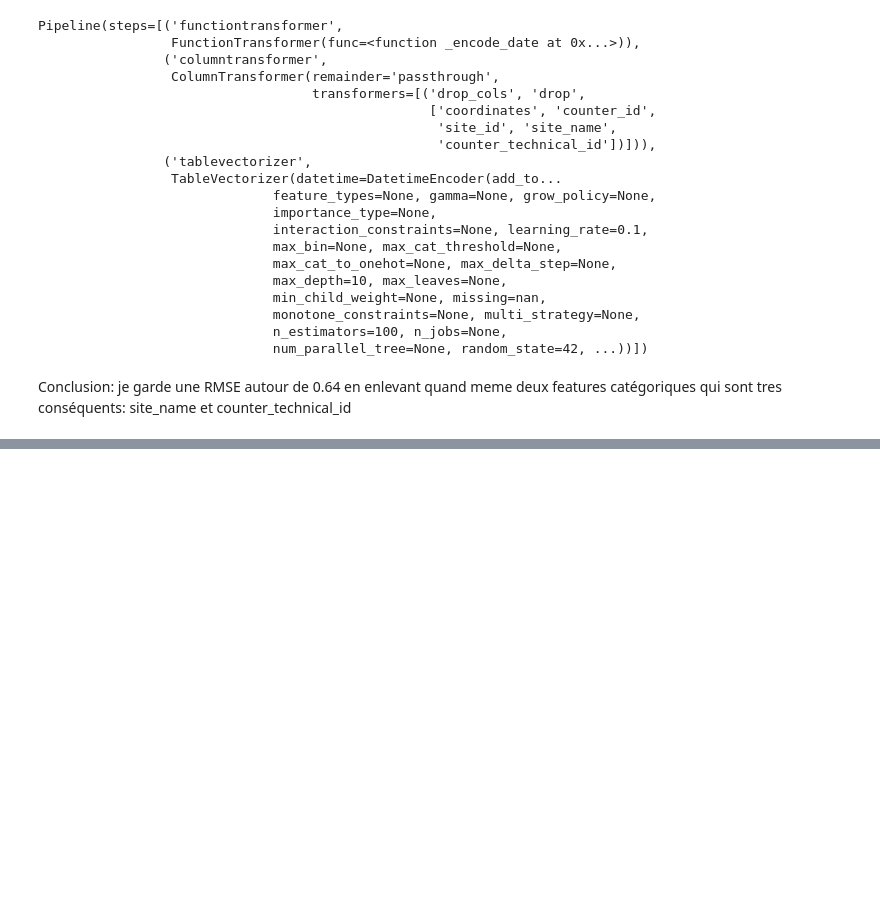
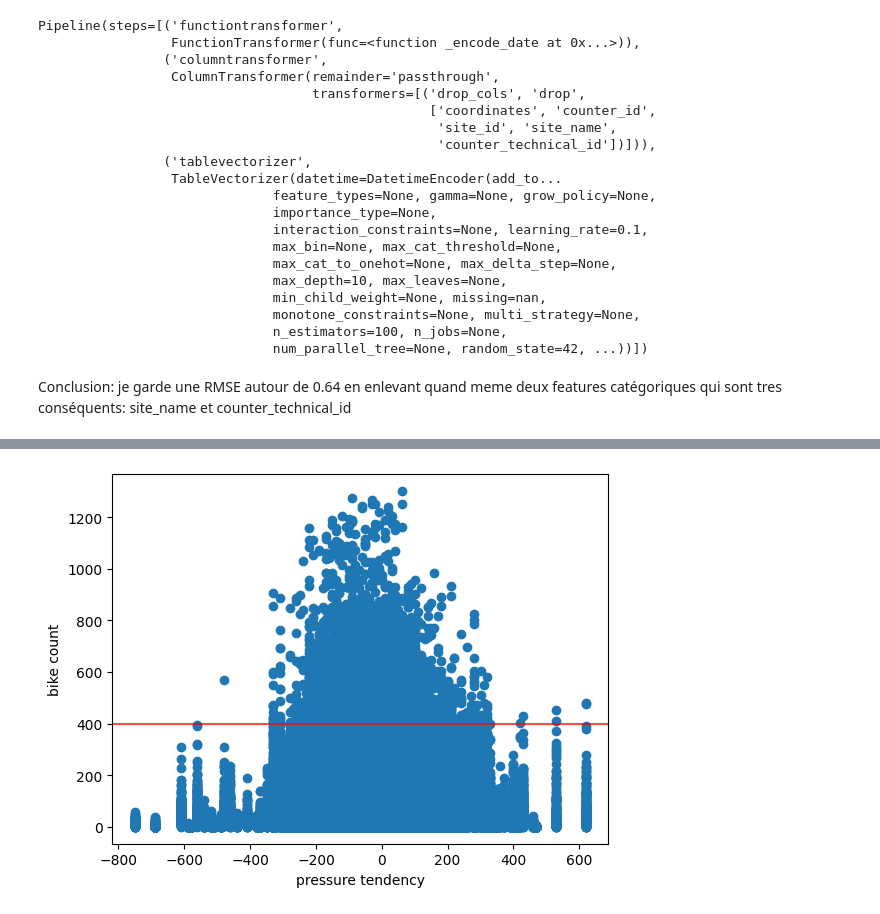
Before and after one commit to dianemans/bike_count_ldmh, a Jupyter notebook: project_main.ipynb, the cells around one changed output, grey strips where cells are left out. Drawn from its saved outputs; the diff is of its cells as text; code cells hidden in the pictures; blank space fills up the shorter version.

```diff
--- a/project_main.ipynb
+++ b/project_main.ipynb
@@ -243,0 +181,7 @@ Conclusion: je garde une RMSE autour de 0.64 en enlevant quand meme deux feature
+# %%
+plt.scatter(X['tend'], X['bike_count'])
+plt.ylabel('bike count')
+plt.xlabel('pressure tendency')
+plt.axhline(400, color='r', alpha=0.7);
+# %% [output]
+[figure, added]
```
Also changed, not shown: parts of 44 cells of this notebook, 4 other files.
